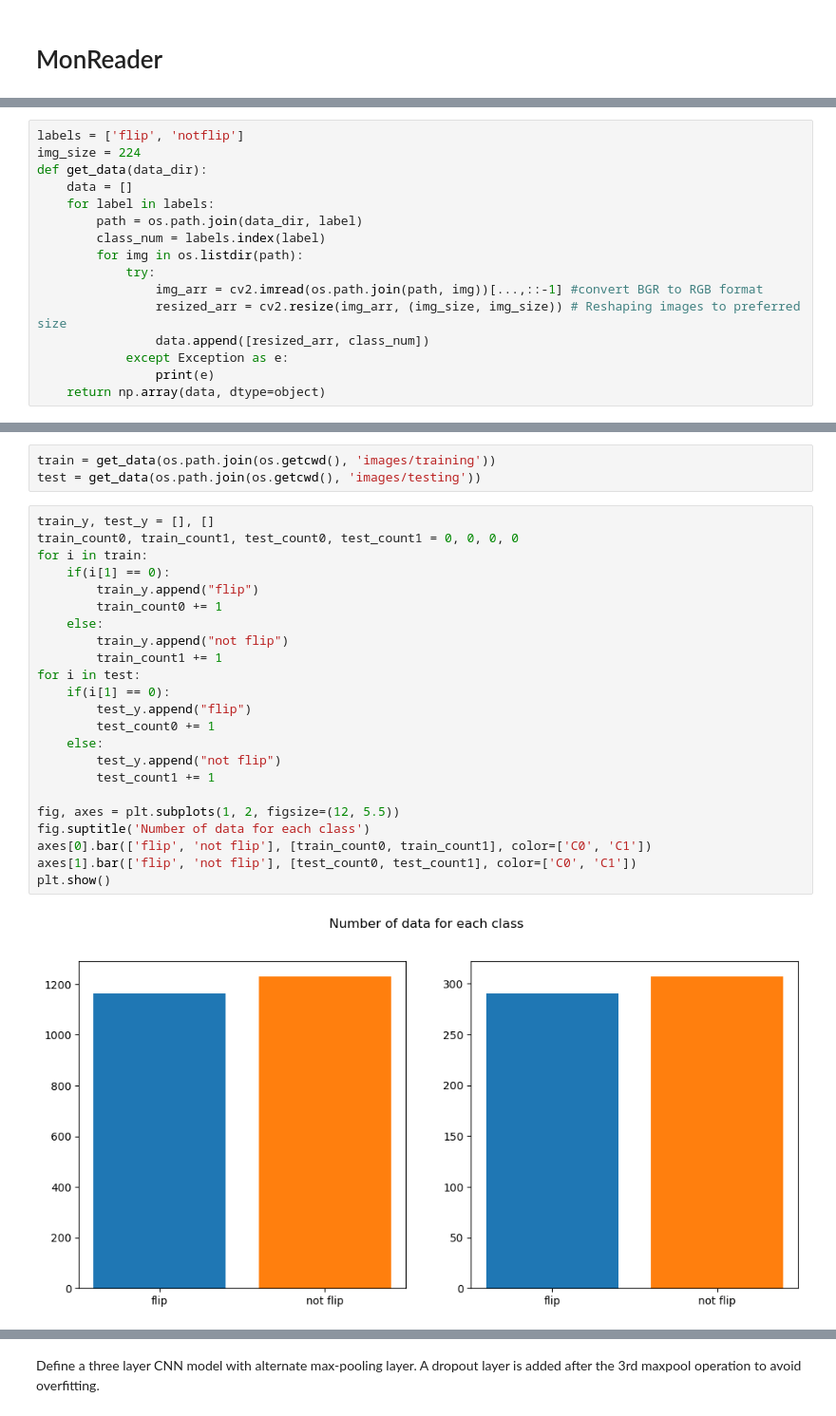
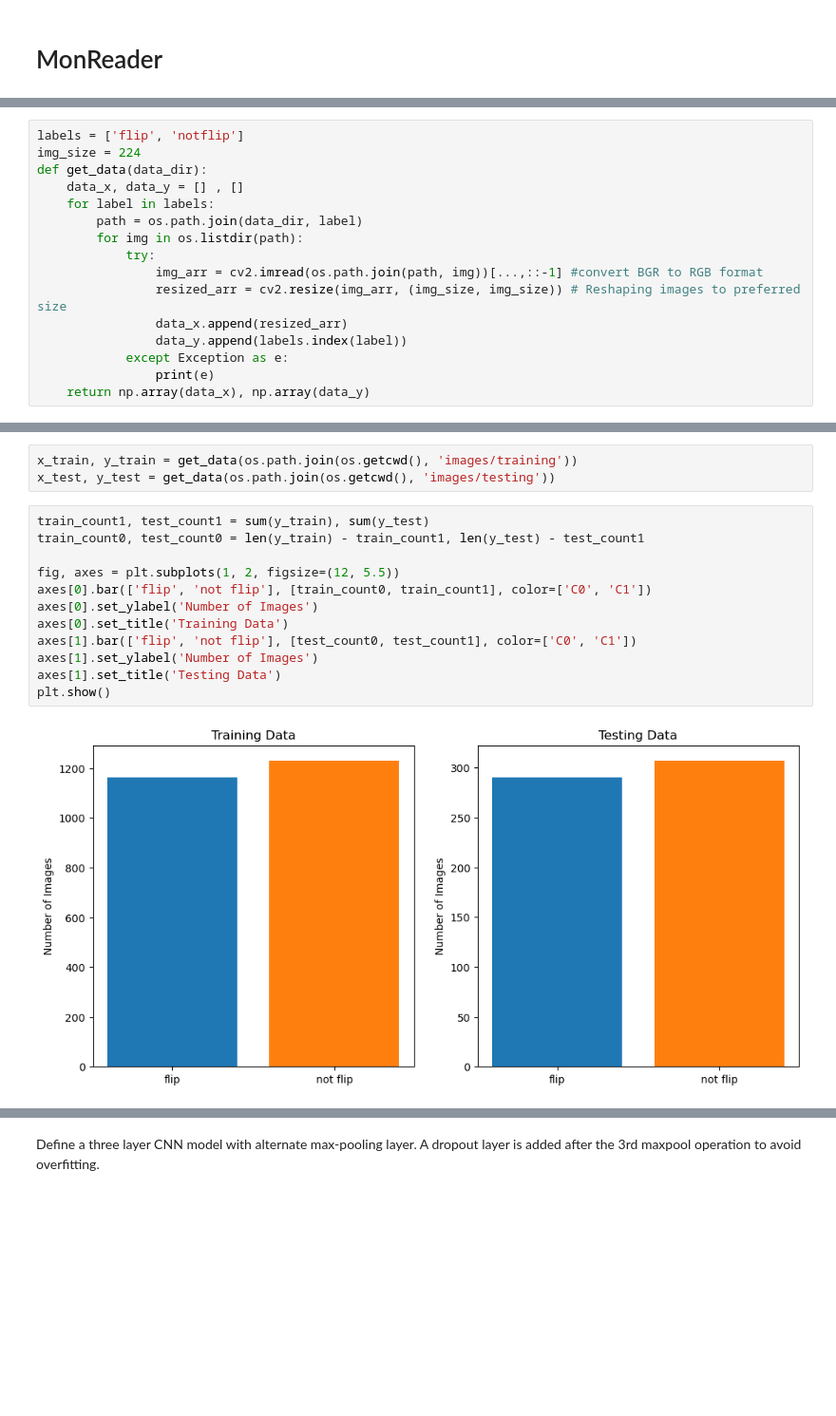
Before and after one commit to mohitcek/MonReader, a Jupyter notebook: cnn.ipynb, the cells around one changed output, grey strips where cells are left out. Shown: that part at 95% size. Saved outputs shown, nothing was run; the diff lists cells and outputs as text; blank space fills up the shorter version.

```diff
--- a/cnn.ipynb
+++ b/cnn.ipynb
@@ -42,15 +35,15 @@ from sklearn.metrics import classification_report
 labels = ['flip', 'notflip']
 img_size = 224
 def get_data(data_dir):
-    data = []
+    data_x, data_y = [] , []
     for label in labels:
         path = os.path.join(data_dir, label)
-        class_num = labels.index(label)
         for img in os.listdir(path):
             try:
                 img_arr = cv2.imread(os.path.join(path, img))[...,::-1] #convert BGR to RGB format
                 resized_arr = cv2.resize(img_arr, (img_size, img_size)) # Reshaping images to preferred size
-                data.append([resized_arr, class_num])
+                data_x.append(resized_arr)
+                data_y.append(labels.index(label))
             except Exception as e:
                 print(e)
-    return np.array(data, dtype=object)
+    return np.array(data_x), np.array(data_y)
@@ -57,28 +52,17 @@ def get_data(data_dir):
 # %%
-train = get_data(os.path.join(os.getcwd(), 'images/training'))
-test = get_data(os.path.join(os.getcwd(), 'images/testing'))
+x_train, y_train = get_data(os.path.join(os.getcwd(), 'images/training'))
+x_test, y_test = get_data(os.path.join(os.getcwd(), 'images/testing'))
 # %%
-train_y, test_y = [], []
-train_count0, train_count1, test_count0, test_count1 = 0, 0, 0, 0
-for i in train:
-    if(i[1] == 0):
-        train_y.append("flip")
-        train_count0 += 1
-    else:
-        train_y.append("not flip")
-        train_count1 += 1
-for i in test:
-    if(i[1] == 0):
-        test_y.append("flip")
-        test_count0 += 1
-    else:
-        test_y.append("not flip")
-        test_count1 += 1
+train_count1, test_count1 = sum(y_train), sum(y_test)
+train_count0, test_count0 = len(y_train) - train_count1, len(y_test) - test_count1
 
 fig, axes = plt.subplots(1, 2, figsize=(12, 5.5))
-fig.suptitle('Number of data for each class')
 axes[0].bar(['flip', 'not flip'], [train_count0, train_count1], color=['C0', 'C1'])
+axes[0].set_ylabel('Number of Images')
+axes[0].set_title('Training Data')
 axes[1].bar(['flip', 'not flip'], [test_count0, test_count1], color=['C0', 'C1'])
+axes[1].set_ylabel('Number of Images')
+axes[1].set_title('Testing Data')
 plt.show()
 # %% [output]
-[figure, old version]
+[figure, new version]
```
Also changed, not shown: parts of 32 cells of this notebook.
